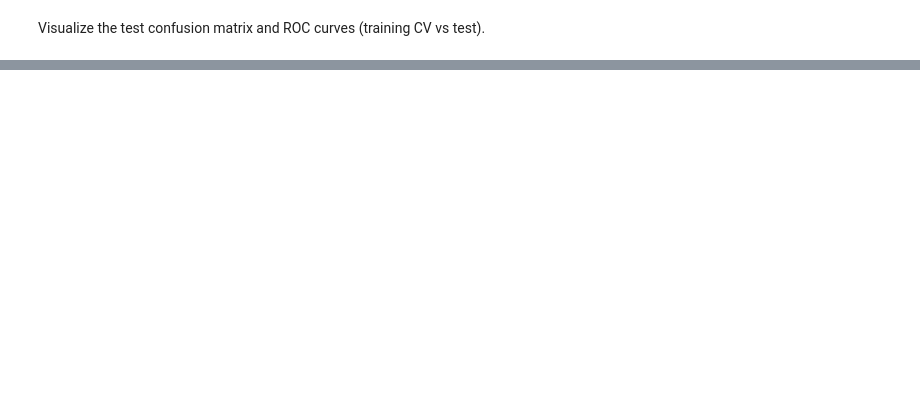
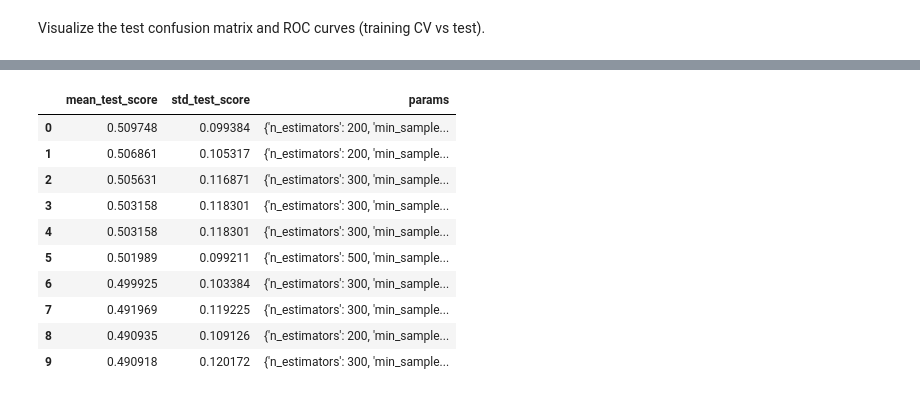
Before and after one commit to BrendanChermack/CSCI440-Project-2, a Jupyter notebook: Project2.ipynb, the cells around one changed output, grey strips where cells are left out. Saved outputs shown, nothing was run; the diff lists cells and outputs as text; code cells hidden in the pictures; blank space fills up the shorter version.

```diff
--- a/Project2.ipynb
+++ b/Project2.ipynb
@@ -735,0 +714,66 @@ Test Confusion Matrix [rows=true, cols=pred]:
+# %%
+import pandas as pd
+from IPython.display import display
+from sklearn.model_selection import StratifiedKFold, RandomizedSearchCV
+from sklearn.ensemble import RandomForestClassifier
+from sklearn.svm import SVC
+
+print("=" * 60)
+print("SECTION 5: HYPERPARAMETER TUNING")
+print("=" * 60)
+
+cv_strategy = StratifiedKFold(n_splits=10, shuffle=True, random_state=42)
+
+# RandomizedSearchCV is used to keep runtime reasonable while still covering key hyperparameters.
+if best_model_name == "SVC":
+    tune_model_name = "SVC"
+    base_estimator = SVC(probability=True)  # no random_state here
+    param_distributions = {
+        "C": [0.1, 0.3, 1, 3, 10, 30],
+        "gamma": ["scale", "auto", 0.01, 0.03, 0.1],
+        "kernel": ["rbf"]
+    }
+    n_iter = 15
+else:
+    tune_model_name = "Random Forest"
+    base_estimator = RandomForestClassifier(random_state=42, n_jobs=-1)
+    param_distributions = {
+        "n_estimators": [100, 200, 300, 500],
+        "max_depth": [None, 5, 10, 20, 30],
+        "min_samples_split": [2, 5, 10],
+        "min_samples_leaf": [1, 2, 4],
+        "max_features": ["sqrt", "log2", None]
+    }
+    n_iter = 25
+
+random_search = RandomizedSearchCV(
+    estimator=base_estimator,
+    param_distributions=param_distributions,
+    n_iter=n_iter,
+    scoring="f1",
+    cv=cv_strategy,
+    n_jobs=-1,
+    random_state=42,
+    return_train_score=False,
+    verbose=1
+)
+
+random_search.fit(X_train_preprocessed, y_train_encoded)
+
+print(f"Tuned model family: {tune_model_name}")
+print("best_params_:", random_search.best_params_)
+print(f"best_score_ (CV F1): {random_search.best_score_:.4f}")
+
+tuning_results_top = (
+    pd.DataFrame(random_search.cv_results_)
+    .sort_values("mean_test_score", ascending=False)
+    .loc[:, ["mean_test_score", "std_test_score", "params"]]
+    .head(10)
+    .reset_index(drop=True)
+)
+
+print("\nTop tuning results (compact table):")
+display(tuning_results_top)
+
+best_estimator_tuned = random_search.best_estimator_
+# %% [output]
@@ -735,0 +789,11 @@ Test Confusion Matrix [rows=true, cols=pred]:
+|  | mean_test_score | std_test_score | params |
+| 0 | 0.509748 | 0.099384 | {'n_estimators': 200, 'min_sample... |
+| 1 | 0.506861 | 0.105317 | {'n_estimators': 200, 'min_sample... |
+| 2 | 0.505631 | 0.116871 | {'n_estimators': 300, 'min_sample... |
+| 3 | 0.503158 | 0.118301 | {'n_estimators': 300, 'min_sample... |
+| 4 | 0.503158 | 0.118301 | {'n_estimators': 300, 'min_sample... |
+| 5 | 0.501989 | 0.099211 | {'n_estimators': 500, 'min_sample... |
+| 6 | 0.499925 | 0.103384 | {'n_estimators': 300, 'min_sample... |
+| 7 | 0.491969 | 0.119225 | {'n_estimators': 300, 'min_sample... |
+| 8 | 0.490935 | 0.109126 | {'n_estimators': 200, 'min_sample... |
+| 9 | 0.490918 | 0.120172 | {'n_estimators': 300, 'min_sample... |
```
Also changed, not shown: parts of 22 cells of this notebook, 1 other file.
